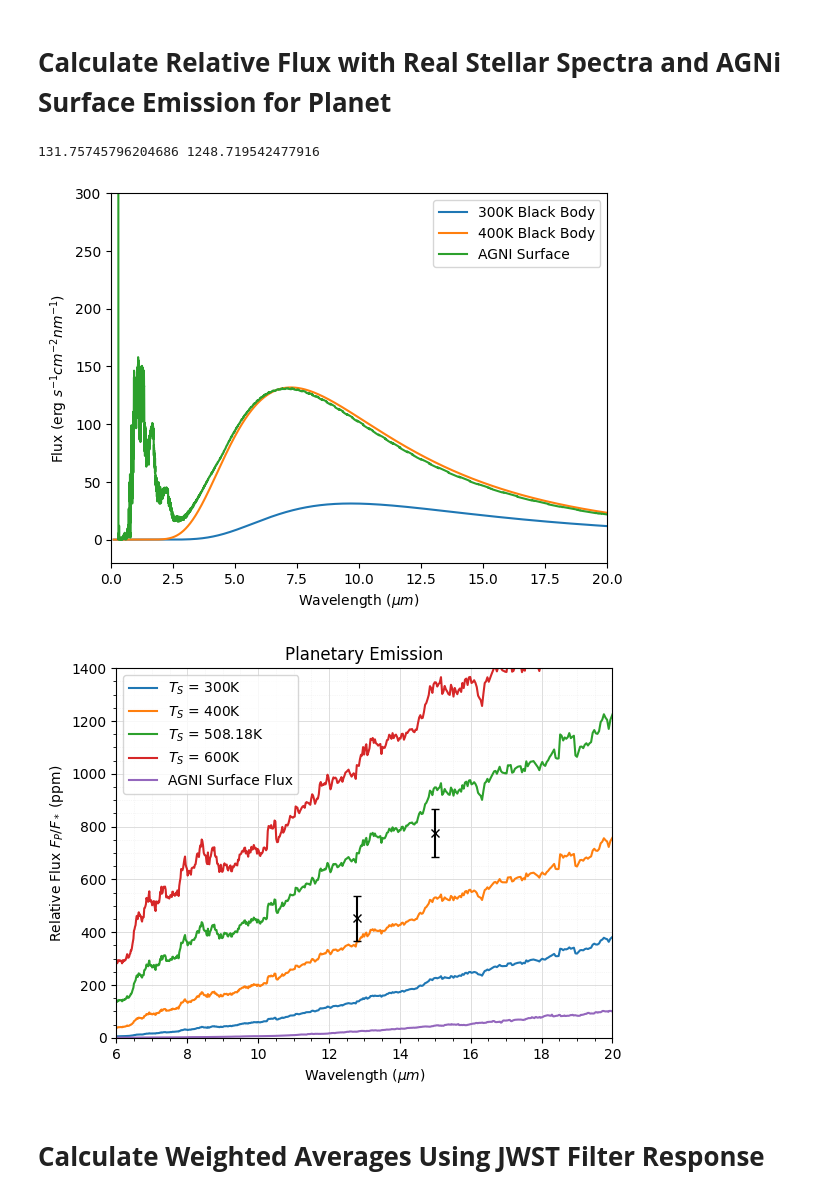
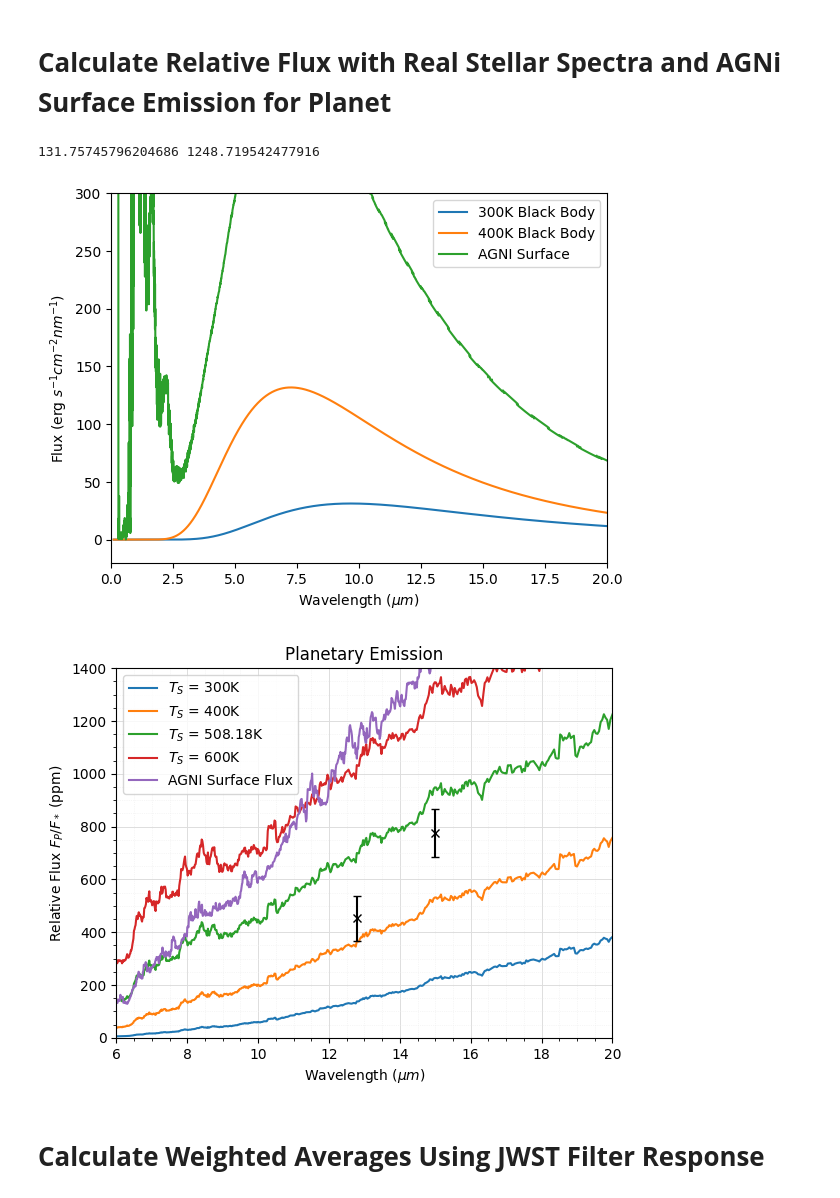
Before and after one commit to milliebutspace/AGNI, a Jupyter notebook: misc/utilities/bare_rock_model.ipynb, the cells around one changed output. Cells and saved outputs as stored; diff of their text form; code cells hidden in the pictures.

```diff
--- a/misc/utilities/bare_rock_model.ipynb
+++ b/misc/utilities/bare_rock_model.ipynb
@@ -428,22 +428,22 @@ plt.show()
 # **Calculate Relative Flux with Real Stellar Spectra and AGNi Surface Emission for Planet**
 # %%
 # read in AGNI data for transparent atmosphere simulations of a specific surface
-surface = pd.read_csv('./csv/BARE/More Spectral Bands/0.1greybody.csv')
+surface = pd.read_csv('./csv/BARE/More Spectral Bands/0.1greybody_407.csv')
 surface['microns'] = surface['x_values'] * 1e-3
 print(np.max(bb_400_cgs), np.max(surface['surface']))
 
 plt.plot(df['microns'], bb_300_cgs, label='300K Black Body')
 plt.plot(df['microns'], bb_400_cgs, label='400K Black Body')
 plt.plot(surface['microns'], surface['surface'], label='AGNI Surface')
 plt.xlabel(r'Wavelength ($\mu m$)')
 plt.ylabel('Flux (erg $s^{-1} cm^{-2} nm^{-1}$)')
 plt.legend()
 plt.xlim(0, 20)
 plt.ylim(-20, 300)
 plt.show()
 # %% [output]
 131.75745796204686 1248.719542477916
-[figure, old version]
+[figure, new version]
 # %%
 # do interpolation again, this time for AGNI data and stellar spectra
 surface['closest_star_flux'] = 0.0
@@ -485,7 +485,7 @@ plt.ylabel('Relative Flux $F_P / F_*$ (ppm)')
 # show the plot
 plt.show()
 # %% [output]
-[figure, old version]
+[figure, new version]
 # %% [markdown]
 # **Calculate Weighted Averages Using JWST Filter Response**
 # %%
```
Also changed, not shown: parts of 7 cells of this notebook, 24 other files.
